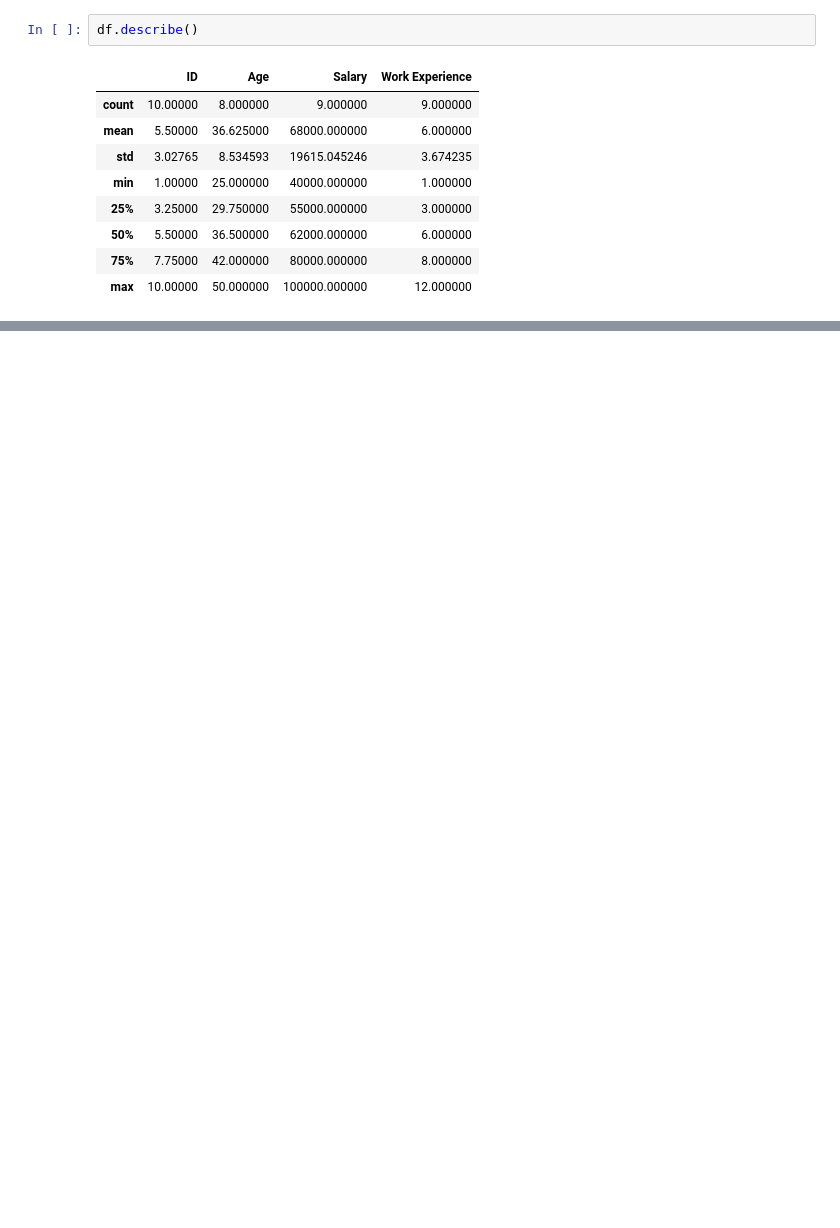
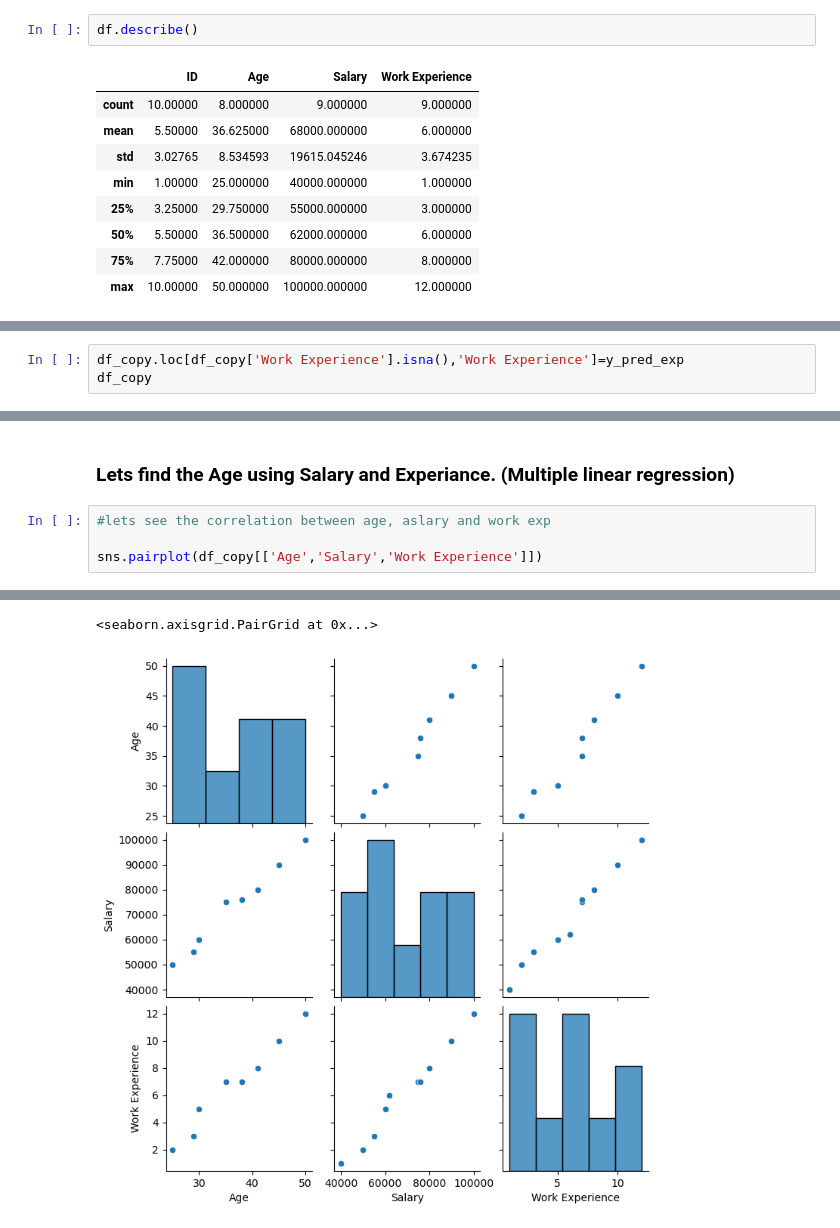
Before and after one commit to dinaeshsugumaran/MLOps, a Jupyter notebook: Practice/Python_practice/Feature_Engineering/feature_engineering_practice_exercise_2.ipynb, the cells around one changed output, grey strips where cells are left out. Drawn from its saved outputs; the diff is of its cells as text; blank space fills up the shorter version.

```diff
--- a/Practice/Python_practice/Feature_Engineering/feature_engineering_practice_exercise_2.ipynb
+++ b/Practice/Python_practice/Feature_Engineering/feature_engineering_practice_exercise_2.ipynb
@@ -68,0 +221,3 @@ dtype: int64
+# %%
+df_copy.loc[df_copy['Work Experience'].isna(),'Work Experience']=y_pred_exp
+df_copy
@@ -68,0 +236,7 @@ dtype: int64
+# %% [markdown]
+### Lets find the Age using Salary and Experiance. (Multiple linear regression)
+# %%
+#lets see the correlation between age, aslary and work exp
+
+sns.pairplot(df_copy[['Age','Salary','Work Experience']])
+# %% [output]
@@ -68,0 +244,2 @@ dtype: int64
+<seaborn.axisgrid.PairGrid at 0x...>
+[figure, added]
```
Also changed, not shown: parts of 37 cells of this notebook, 2 other files.
